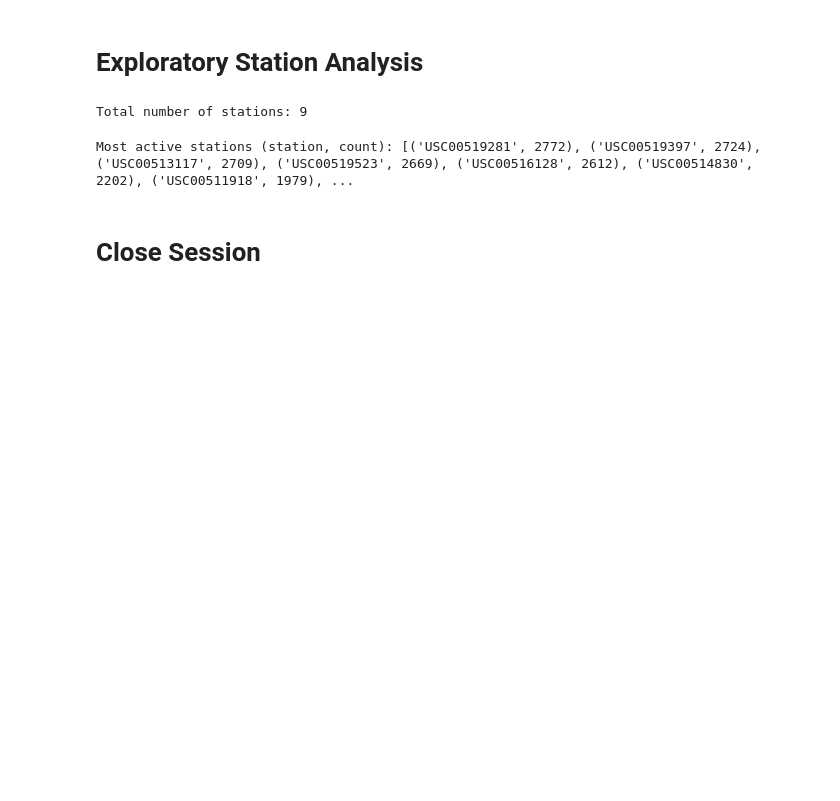
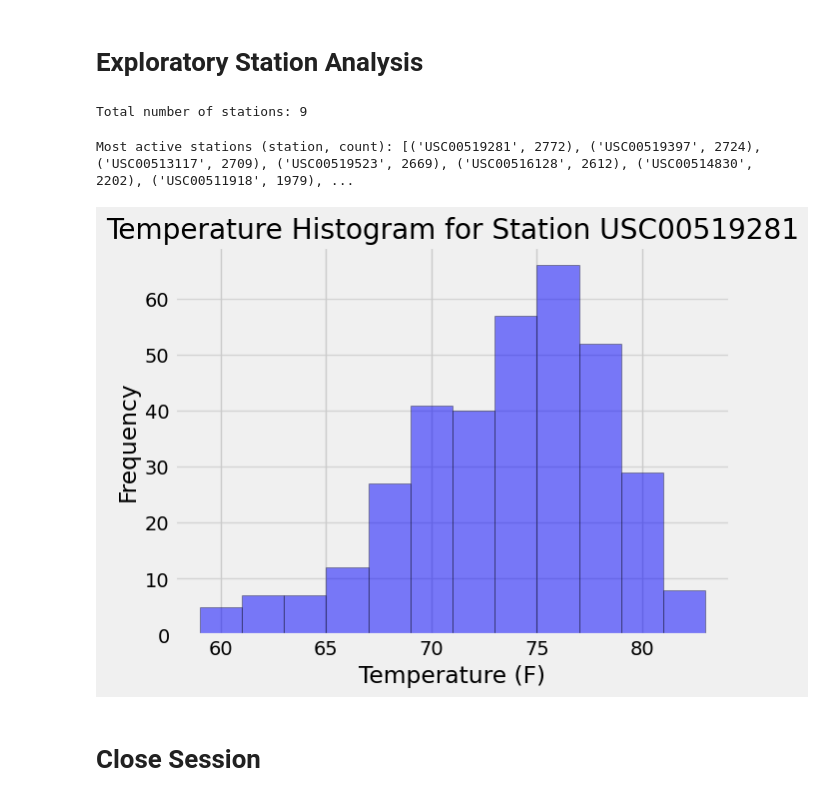
Before and after one commit to ovonmizener/sqlalchemy-challenge, a Jupyter notebook: climate_starter.ipynb, the cells around one changed output. Cells and saved outputs as stored; diff of their text form; code cells hidden in the pictures; blank space fills up the shorter version.

```diff
--- a/climate_starter.ipynb
+++ b/climate_starter.ipynb
@@ -118,9 +128,18 @@ most_active_station = active_stations[0][0]
 # %%
 # Using the most active station id
 # Query the last 12 months of temperature observation data for this station and plot the results as a histogram
 results = session.query(Measurement.tobs)\
     .filter(Measurement.station == most_active_station)\
     .filter(Measurement.date >= one_year_ago).all()
+results = list(np.ravel(results))
+plt.hist(results, bins=12, alpha=0.5, color='blue', edgecolor='black')
+plt.title(f"Temperature Histogram for Station {most_active_station}")
+plt.xlabel("Temperature (F)")
+plt.ylabel("Frequency")
+plt.grid(axis='y', alpha=0.75)
+plt.show()
+# %% [output]
+[figure, added]
 # %% [markdown]
 # Close Session
 # %%
```
Also changed, not shown: parts of 1 cell of this notebook.
